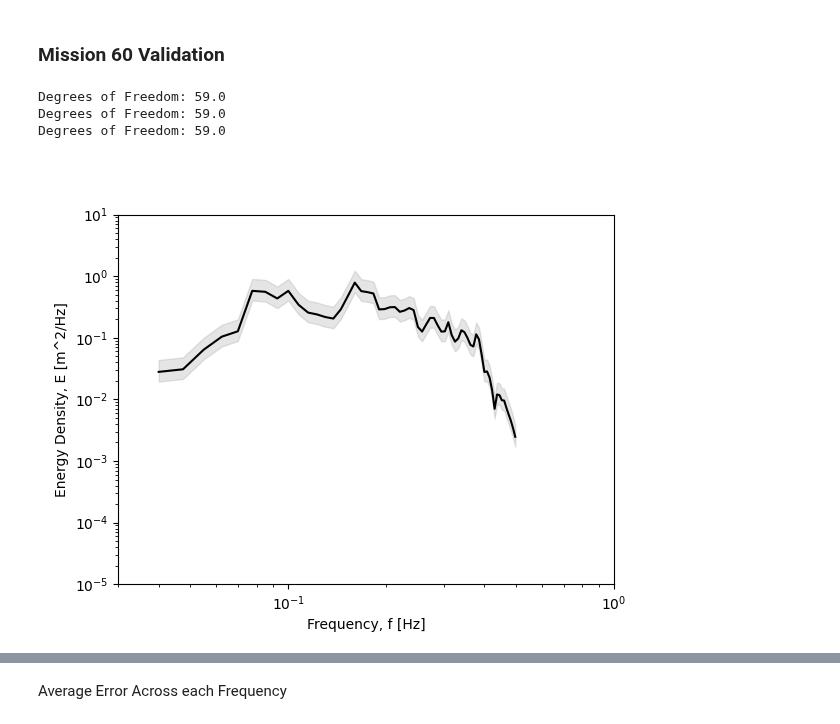
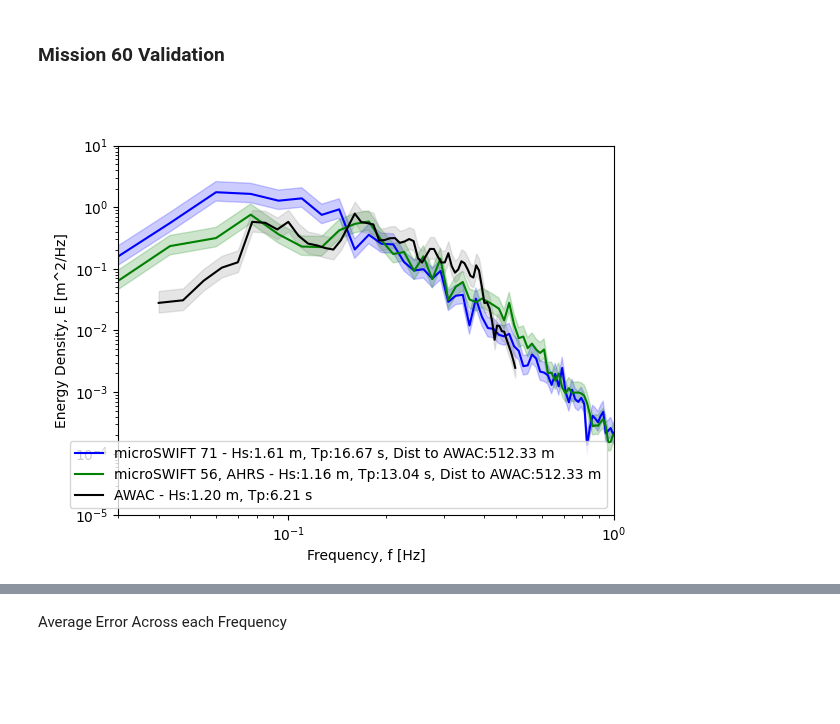
Before and after one commit to SASlabgroup/DUNEXMainExp, a Jupyter notebook: Validation/SeaSurfaceElevationComputationValidation.ipynb, the cells around one changed output, grey strips where cells are left out. Saved outputs shown, nothing was run; the diff lists cells and outputs as text; code cells hidden in the pictures; blank space fills up the shorter version.

```diff
--- a/Validation/SeaSurfaceElevationComputationValidation.ipynb
+++ b/Validation/SeaSurfaceElevationComputationValidation.ipynb
@@ -240,12 +239,6 @@ mission7_microSWIFT41_accel_z_filt_ahrs, mission7_microSWIFT41_w_ahrs, mission7_
 c_mission7_microSWIFT41_ahrs = chi2.ppf([1 - alpha / 2, alpha / 2], mission7_microSWIFT41_dof_ahrs)
 c2_mission7_microSWIFT41_ahrs = mission7_microSWIFT41_dof_ahrs / c_mission7_microSWIFT41_ahrs
 mission7_microSWIFT41_Hs_ahrs, mission7_microSWIFT41_Tp_ahrs = computeBulkWaveParameters(mission7_microSWIFT41_f_ahrs, mission7_microSWIFT41_E_ahrs)
-# No Correction
-mission7_microSWIFT41_nc_accel_z_filt, mission7_microSWIFT41_nc_w, mission7_microSWIFT41_nc_z, mission7_microSWIFT41_nc_f, mission7_microSWIFT41_nc_E, mission7_microSWIFT41_nc_dof = processZAccel(nearAWAC_mission7_microSWIFT41['a_z'][0], fs, low_freq_cutoff, high_freq_cutoff, filt_order)
-c_mission7_microSWIFT41_nc = chi2.ppf([1 - alpha / 2, alpha / 2], mission7_microSWIFT41_nc_dof)
-c2_mission7_microSWIFT41_nc = mission7_microSWIFT41_nc_dof / c_mission7_microSWIFT41_nc
-mission7_microSWIFT41_nc_Hs, mission7_microSWIFT41_nc_Tp = computeBulkWaveParameters(mission7_microSWIFT41_nc_f, mission7_microSWIFT41_nc_E)
-
 
 # mission 7, microSWIFT 57
 # EKF
@@ -262,11 +255,6 @@ mission7_microSWIFT57_accel_z_filt_ahrs, mission7_microSWIFT57_w_ahrs, mission7_
 c_mission7_microSWIFT57_ahrs = chi2.ppf([1 - alpha / 2, alpha / 2], mission7_microSWIFT57_dof_ahrs)
 c2_mission7_microSWIFT57_ahrs = mission7_microSWIFT57_dof_ahrs / c_mission7_microSWIFT57_ahrs
 mission7_microSWIFT57_Hs_ahrs, mission7_microSWIFT57_Tp_ahrs = computeBulkWaveParameters(mission7_microSWIFT57_f_ahrs, mission7_microSWIFT57_E_ahrs)
-# No Correction
-mission7_microSWIFT57_nc_accel_z_filt, mission7_microSWIFT57_nc_w, mission7_microSWIFT57_nc_z, mission7_microSWIFT57_nc_f, mission7_microSWIFT57_nc_E, mission7_microSWIFT57_nc_dof = processZAccel(nearAWAC_mission7_microSWIFT57['a_z'][0], fs, low_freq_cutoff, high_freq_cutoff, filt_order)
-c_mission7_microSWIFT57_nc = chi2.ppf([1 - alpha / 2, alpha / 2], mission7_microSWIFT57_nc_dof)
-c2_mission7_microSWIFT57_nc = mission7_microSWIFT57_nc_dof / c_mission7_microSWIFT57_nc
-mission7_microSWIFT57_nc_Hs, mission7_microSWIFT57_nc_Tp = computeBulkWaveParameters(mission7_microSWIFT57_nc_f, mission7_microSWIFT57_nc_E)
 
 # Plot the Spectrum from the microSWIFTs and the 4.5 m AWAC
 fig_mission7, (ax1, ax2) = plt.subplots(ncols=2, figsize=(15,5))
@@ -278,8 +266,6 @@ ax1.loglog(mission7_microSWIFT41_f_ahrs, mission7_microSWIFT41_E_ahrs, color='g'
 ax1.fill_between(mission7_microSWIFT41_f_ahrs, mission7_microSWIFT41_E_ahrs*c2_mission7_microSWIFT41_ahrs[0], mission7_microSWIFT41_E_ahrs*c2_mission7_microSWIFT41_ahrs[1], color='g', alpha=.2)
 ax1.loglog(nearAWAC_mission7_microSWIFT41['f_awac'][0], nearAWAC_mission7_microSWIFT41['E_awac'][0], color='k', label='AWAC - Hs:{:.2f} m, Tp:{:.2f} s'.format(nearAWAC_mission7_microSWIFT41['Hs_awac'][0][0], nearAWAC_mission7_microSWIFT41['Tp_awac'][0][0]))
 ax1.fill_between(nearAWAC_mission7_microSWIFT41['f_awac'][0], nearAWAC_mission7_microSWIFT41['E_awac'][0]*c2_awac[0], nearAWAC_mission7_microSWIFT41['E_awac'][0]*c2_awac[1], color='gray', alpha=.2)
-ax1.loglog(mission7_microSWIFT41_nc_f, mission7_microSWIFT41_nc_E, color='m', label='microSWIFT 41, No Correction - Hs:{:.2f} m, Tp:{:.2f} s, Dist to AWAC:{:.2f} m'.format(mission7_microSWIFT41_nc_Hs, mission7_microSWIFT41_nc_Tp, mission7_microSWIFT41_dist2awac))
-ax1.fill_between(mission7_microSWIFT41_nc_f, mission7_microSWIFT41_nc_E*c2_mission7_microSWIFT41_nc[0], mission7_microSWIFT41_nc_E*c2_mission7_microSWIFT41_nc[1], color='m', alpha=.2)
 ax1.set_xlabel('Frequency, f [Hz]')
 ax1.set_ylabel('Energy Density, E [m^2/Hz]')
 ax1.legend()
@@ -293,8 +279,6 @@ ax2.loglog(mission7_microSWIFT57_f_ahrs, mission7_microSWIFT57_E_ahrs, color='g'
 ax2.fill_between(mission7_microSWIFT57_f_ahrs, mission7_microSWIFT57_E_ahrs*c2_mission7_microSWIFT57_ahrs[0], mission7_microSWIFT57_E_ahrs*c2_mission7_microSWIFT57_ahrs[1], color='g', alpha=.2)
 ax2.loglog(nearAWAC_mission7_microSWIFT57['f_awac'][0], nearAWAC_mission7_microSWIFT57['E_awac'][0], color='k', label='AWAC - Hs:{:.2f} m, Tp:{:.2f} s'.format(nearAWAC_mission7_microSWIFT57['Hs_awac'][0][0], nearAWAC_mission7_microSWIFT57['Tp_awac'][0][0]))
 ax2.fill_between(nearAWAC_mission7_microSWIFT57['f_awac'][0], nearAWAC_mission7_microSWIFT57['E_awac'][0]*c2_awac[0], nearAWAC_mission7_microSWIFT57['E_awac'][0]*c2_awac[1], color='gray', alpha=.2)
-ax2.loglog(mission7_microSWIFT57_nc_f, mission7_microSWIFT57_nc_E, color='m', label='microSWIFT 41, No Correction - Hs:{:.2f} m, Tp:{:.2f} s, Dist to AWAC:{:.2f} m'.format(mission7_microSWIFT57_nc_Hs, mission7_microSWIFT57_nc_Tp, mission7_microSWIFT57_dist2awac))
-ax2.fill_between(mission7_microSWIFT57_nc_f, mission7_microSWIFT57_nc_E*c2_mission7_microSWIFT57_nc[0], mission7_microSWIFT57_nc_E*c2_mission7_microSWIFT57_nc[1], color='m', alpha=.2)
 ax2.set_xlabel('Frequency, f [Hz]')
 ax2.set_ylabel('Energy Density, E [m^2/Hz]')
 ax2.legend()
@@ -535,11 +463,6 @@ mission19_microSWIFT23_accel_z_filt_ahrs, mission19_microSWIFT23_w_ahrs, mission
 c_mission19_microSWIFT23_ahrs = chi2.ppf([1 - alpha / 2, alpha / 2], mission19_microSWIFT23_dof_ahrs)
 c2_mission19_microSWIFT23_ahrs = mission19_microSWIFT23_dof_ahrs / c_mission19_microSWIFT23_ahrs
 mission19_microSWIFT23_Hs_ahrs, mission19_microSWIFT23_Tp_ahrs = computeBulkWaveParameters(mission19_microSWIFT23_f_ahrs, mission19_microSWIFT23_E_ahrs)
-# No Correction
-mission19_microSWIFT23_nc_accel_z_filt, mission19_microSWIFT23_nc_w, mission19_microSWIFT23_nc_z, mission19_microSWIFT23_nc_f, mission19_microSWIFT23_nc_E, mission19_microSWIFT23_nc_dof = processZAccel(nearAWAC_mission19_microSWIFT23['a_z'][0], fs, low_freq_cutoff, high_freq_cutoff, filt_order)
-c_mission19_microSWIFT23_nc = chi2.ppf([1 - alpha / 2, alpha / 2], mission19_microSWIFT23_nc_dof)
-c2_mission19_microSWIFT23_nc = mission19_microSWIFT23_nc_dof / c_mission19_microSWIFT23_nc
-mission19_microSWIFT23_nc_Hs, mission19_microSWIFT23_nc_Tp = computeBulkWaveParameters(mission19_microSWIFT23_nc_f, mission19_microSWIFT23_nc_E)
 
 # Plot the Spectrum from the microSWIFTs and the 4.5 m AWAC
 fig_mission19, ax1 = plt.subplots()
@@ -551,8 +474,6 @@ ax1.loglog(mission19_microSWIFT23_f_ahrs, mission19_microSWIFT23_E_ahrs, color='
 ax1.fill_between(mission19_microSWIFT23_f_ahrs, mission19_microSWIFT23_E_ahrs*c2_mission19_microSWIFT23_ahrs[0], mission19_microSWIFT23_E_ahrs*c2_mission19_microSWIFT23_ahrs[1], color='g', alpha=.2)
 ax1.loglog(nearAWAC_mission19_microSWIFT23['f_awac'][0], nearAWAC_mission19_microSWIFT23['E_awac'][0], color='k', label='AWAC - Hs:{:.2f} m, Tp:{:.2f} s'.format(nearAWAC_mission19_microSWIFT23['Hs_awac'][0][0], nearAWAC_mission19_microSWIFT23['Tp_awac'][0][0]))
 ax1.fill_between(nearAWAC_mission19_microSWIFT23['f_awac'][0], nearAWAC_mission19_microSWIFT23['E_awac'][0]*c2_awac[0], nearAWAC_mission19_microSWIFT23['E_awac'][0]*c2_awac[1], color='gray', alpha=.2)
-ax1.loglog(mission19_microSWIFT23_nc_f, mission19_microSWIFT23_nc_E, color='m', label='microSWIFT 41, No Correction - Hs:{:.2f} m, Tp:{:.2f} s, Dist to AWAC:{:.2f} m'.format(mission19_microSWIFT23_nc_Hs, mission19_microSWIFT23_nc_Tp, mission19_microSWIFT23_dist2awac))
-ax1.fill_between(mission19_microSWIFT23_nc_f, mission19_microSWIFT23_nc_E*c2_mission19_microSWIFT23_nc[0], mission19_microSWIFT23_nc_E*c2_mission19_microSWIFT23_nc[1], color='m', alpha=.2)
 ax1.set_xlabel('Frequency, f [Hz]')
 ax1.set_ylabel('Energy Density, E [m^2/Hz]')
 ax1.legend()
@@ -583,11 +501,6 @@ mission26_microSWIFT37_accel_z_filt_ahrs, mission26_microSWIFT37_w_ahrs, mission
 c_mission26_microSWIFT37_ahrs = chi2.ppf([1 - alpha / 2, alpha / 2], mission26_microSWIFT37_dof_ahrs)
 c2_mission26_microSWIFT37_ahrs = mission26_microSWIFT37_dof_ahrs / c_mission26_microSWIFT37_ahrs
 mission26_microSWIFT37_Hs_ahrs, mission26_microSWIFT37_Tp_ahrs = computeBulkWaveParameters(mission26_microSWIFT37_f_ahrs, mission26_microSWIFT37_E_ahrs)
-# No Correction
-mission26_microSWIFT37_nc_accel_z_filt, mission26_microSWIFT37_nc_w, mission26_microSWIFT37_nc_z, mission26_microSWIFT37_nc_f, mission26_microSWIFT37_nc_E, mission26_microSWIFT37_nc_dof = processZAccel(nearAWAC_mission26_microSWIFT37['a_z'][0], fs, low_freq_cutoff, high_freq_cutoff, filt_order)
-c_mission26_microSWIFT37_nc = chi2.ppf([1 - alpha / 2, alpha / 2], mission26_microSWIFT37_nc_dof)
-c2_mission26_microSWIFT37_nc = mission26_microSWIFT37_nc_dof / c_mission26_microSWIFT37_nc
-mission26_microSWIFT37_nc_Hs, mission26_microSWIFT37_nc_Tp = computeBulkWaveParameters(mission26_microSWIFT37_nc_f, mission26_microSWIFT37_nc_E)
 
 
 # Plot the Spectrum from the microSWIFTs and the 4.5 m AWAC
@@ -600,8 +513,6 @@ ax1.loglog(mission26_microSWIFT37_f_ahrs, mission26_microSWIFT37_E_ahrs, color='
 ax1.fill_between(mission26_microSWIFT37_f_ahrs, mission26_microSWIFT37_E_ahrs*c2_mission26_microSWIFT37_ahrs[0], mission26_microSWIFT37_E_ahrs*c2_mission26_microSWIFT37_ahrs[1], color='g', alpha=.2)
 ax1.loglog(nearAWAC_mission26_microSWIFT37['f_awac'][0], nearAWAC_mission26_microSWIFT37['E_awac'][0], color='k', label='AWAC - Hs:{:.2f} m, Tp:{:.2f} s'.format(nearAWAC_mission26_microSWIFT37['Hs_awac'][0][0], nearAWAC_mission26_microSWIFT37['Tp_awac'][0][0]))
 ax1.fill_between(nearAWAC_mission26_microSWIFT37['f_awac'][0], nearAWAC_mission26_microSWIFT37['E_awac'][0]*c2_awac[0], nearAWAC_mission26_microSWIFT37['E_awac'][0]*c2_awac[1], color='gray', alpha=.2)
-ax1.loglog(mission26_microSWIFT37_nc_f, mission26_microSWIFT37_nc_E, color='m', label='microSWIFT 41, No Correction - Hs:{:.2f} m, Tp:{:.2f} s, Dist to AWAC:{:.2f} m'.format(mission26_microSWIFT37_nc_Hs, mission26_microSWIFT37_nc_Tp, mission26_microSWIFT37_dist2awac))
-ax1.fill_between(mission26_microSWIFT37_nc_f, mission26_microSWIFT37_nc_E*c2_mission26_microSWIFT37_nc[0], mission26_microSWIFT37_nc_E*c2_mission26_microSWIFT37_nc[1], color='m', alpha=.2)
 ax1.set_xlabel('Frequency, f [Hz]')
 ax1.set_ylabel('Energy Density, E [m^2/Hz]')
 ax1.legend()
@@ -632,11 +540,7 @@ mission28_microSWIFT56_accel_z_filt_ahrs, mission28_microSWIFT56_w_ahrs, mission
 c_mission28_microSWIFT56_ahrs = chi2.ppf([1 - alpha / 2, alpha / 2], mission28_microSWIFT56_dof_ahrs)
 c2_mission28_microSWIFT56_ahrs = mission28_microSWIFT56_dof_ahrs / c_mission28_microSWIFT56_ahrs
 mission28_microSWIFT56_Hs_ahrs, mission28_microSWIFT56_Tp_ahrs = computeBulkWaveParameters(mission28_microSWIFT56_f_ahrs, mission28_microSWIFT56_E_ahrs)
-# No Correction
-mission28_microSWIFT56_nc_accel_z_filt, mission28_microSWIFT56_nc_w, mission28_microSWIFT56_nc_z, mission28_microSWIFT56_nc_f, mission28_microSWIFT56_nc_E, mission28_microSWIFT56_nc_dof = processZAccel(nearAWAC_mission28_microSWIFT56['a_z'][0], fs, low_freq_cutoff, high_freq_cutoff, filt_order)
-c_mission28_microSWIFT56_nc = chi2.ppf([1 - alpha / 2, alpha / 2], mission28_microSWIFT56_nc_dof)
-c2_mission28_microSWIFT56_nc = mission28_microSWIFT56_nc_dof / c_mission28_microSWIFT56_nc
-mission28_microSWIFT56_nc_Hs, mission28_microSWIFT56_nc_Tp = computeBulkWaveParameters(mission28_microSWIFT56_nc_f, mission28_microSWIFT56_nc_E)
+
 
 # Plot the Spectrum from the microSWIFTs and the 4.5 m AWAC
 fig_mission28, ax1 = plt.subplots()
@@ -648,8 +552,6 @@ ax1.loglog(mission28_microSWIFT56_f_ahrs, mission28_microSWIFT56_E_ahrs, color='
 ax1.fill_between(mission28_microSWIFT56_f_ahrs, mission28_microSWIFT56_E_ahrs*c2_mission28_microSWIFT56_ahrs[0], mission28_microSWIFT56_E_ahrs*c2_mission28_microSWIFT56_ahrs[1], color='g', alpha=.2)
 ax1.loglog(nearAWAC_mission28_microSWIFT56['f_awac'][0], nearAWAC_mission28_microSWIFT56['E_awac'][0], color='k', label='AWAC - Hs:{:.2f} m, Tp:{:.2f} s'.format(nearAWAC_mission28_microSWIFT56['Hs_awac'][0][0], nearAWAC_mission28_microSWIFT56['Tp_awac'][0][0]))
 ax1.fill_between(nearAWAC_mission28_microSWIFT56['f_awac'][0], nearAWAC_mission28_microSWIFT56['E_awac'][0]*c2_awac[0], nearAWAC_mission28_microSWIFT56['E_awac'][0]*c2_awac[1], color='gray', alpha=.2)
-ax1.loglog(mission28_microSWIFT56_nc_f, mission28_microSWIFT56_nc_E, color='m', label='microSWIFT 41, No Correction - Hs:{:.2f} m, Tp:{:.2f} s, Dist to AWAC:{:.2f} m'.format(mission28_microSWIFT56_nc_Hs, mission28_microSWIFT56_nc_Tp, mission28_microSWIFT56_dist2awac))
-ax1.fill_between(mission28_microSWIFT56_nc_f, mission28_microSWIFT56_nc_E*c2_mission28_microSWIFT56_nc[0], mission28_microSWIFT56_nc_E*c2_mission28_microSWIFT56_nc[1], color='m', alpha=.2)
 ax1.set_xlabel('Frequency, f [Hz]')
 ax1.set_ylabel('Energy Density, E [m^2/Hz]')
 ax1.legend()
@@ -761,44 +638,34 @@ mission7_mission60_microSWIFT71_accel_x, mission60_microSWIFT71_accel_y, mission
 mission60_microSWIFT71_accel_z_filt, mission60_microSWIFT71_w, mission60_microSWIFT71_z, mission60_microSWIFT71_f, mission60_microSWIFT71_E, mission60_microSWIFT71_dof = processZAccel(mission60_microSWIFT71_accel_z, fs, low_freq_cutoff, high_freq_cutoff, filt_order)
 c_mission60_microSWIFT71 = chi2.ppf([1 - alpha / 2, alpha / 2], mission60_microSWIFT71_dof)
 c2_mission60_microSWIFT71 = mission60_microSWIFT71_dof / c_mission60_microSWIFT71
 mission60_microSWIFT71_Hs, mission60_microSWIFT71_Tp = computeBulkWaveParameters(mission60_microSWIFT71_f, mission60_microSWIFT71_E)
 mission60_microSWIFT71_dist2awac = avgDistToAWAC(nearAWAC_mission60_microSWIFT71['x'][0], nearAWAC_mission60_microSWIFT71['y'][0], xFRF_awac, yFRF_awac)
 # AHRS
 nearAWAC_mission60_microSWIFT71_ahrs = io.loadmat('./data/ahrs_mission60_microSWIFT_71.mat')
 mission60_microSWIFT71_accel_z_filt_ahrs, mission60_microSWIFT71_w_ahrs, mission60_microSWIFT71_z_ahrs, mission60_microSWIFT71_f_ahrs, mission60_microSWIFT71_E_ahrs, mission60_microSWIFT71_dof_ahrs = processZAccel(np.squeeze(nearAWAC_mission60_microSWIFT71_ahrs['az_corrected']), fs, low_freq_cutoff, high_freq_cutoff, filt_order)
 c_mission60_microSWIFT71_ahrs = chi2.ppf([1 - alpha / 2, alpha / 2], mission60_microSWIFT71_dof_ahrs)
 c2_mission60_microSWIFT71_ahrs = mission60_microSWIFT71_dof_ahrs / c_mission60_microSWIFT71_ahrs
 mission60_microSWIFT71_Hs_ahrs, mission60_microSWIFT71_Tp_ahrs = computeBulkWaveParameters(mission60_microSWIFT71_f_ahrs, mission60_microSWIFT71_E_ahrs)
-# No Correction
-mission60_microSWIFT71_nc_accel_z_filt, mission60_microSWIFT71_nc_w, mission60_microSWIFT71_nc_z, mission60_microSWIFT71_nc_f, mission60_microSWIFT71_nc_E, mission60_microSWIFT71_nc_dof = processZAccel(nearAWAC_mission60_microSWIFT71['a_z'][0], fs, low_freq_cutoff, high_freq_cutoff, filt_order)
-c_mission60_microSWIFT71_nc = chi2.ppf([1 - alpha / 2, alpha / 2], mission60_microSWIFT71_nc_dof)
-c2_mission60_microSWIFT71_nc = mission60_microSWIFT71_nc_dof / c_mission60_microSWIFT71_nc
-mission60_microSWIFT71_nc_Hs, mission60_microSWIFT71_nc_Tp = computeBulkWaveParameters(mission60_microSWIFT71_nc_f, mission60_microSWIFT71_nc_E)
 
 # Plot the Spectrum from the microSWIFTs and the 4.5 m AWAC
 fig_mission60, ax1 = plt.subplots()
 
 # microSWIFT 71
 ax1.loglog(mission60_microSWIFT71_f, mission60_microSWIFT71_E, color='b', label='microSWIFT 71 - Hs:{:.2f} m, Tp:{:.2f} s, Dist to AWAC:{:.2f} m'.format(mission60_microSWIFT71_Hs, mission60_microSWIFT71_Tp, mission60_microSWIFT71_dist2awac))
 ax1.fill_between(mission60_microSWIFT71_f, mission60_microSWIFT71_E*c2_mission60_microSWIFT71[0], mission60_microSWIFT71_E*c2_mission60_microSWIFT71[1], color='b', alpha=.2)
 ax1.loglog(mission60_microSWIFT71_f_ahrs, mission60_microSWIFT71_E_ahrs, color='g', label='microSWIFT 56, AHRS - Hs:{:.2f} m, Tp:{:.2f} s, Dist to AWAC:{:.2f} m'.format(mission60_microSWIFT71_Hs_ahrs, mission60_microSWIFT71_Tp_ahrs, mission60_microSWIFT71_dist2awac))
 ax1.fill_between(mission60_microSWIFT71_f_ahrs, mission60_microSWIFT71_E_ahrs*c2_mission60_microSWIFT71_ahrs[0], mission60_microSWIFT71_E_ahrs*c2_mission60_microSWIFT71_ahrs[1], color='g', alpha=.2)
 ax1.loglog(nearAWAC_mission60_microSWIFT71['f_awac'][0], nearAWAC_mission60_microSWIFT71['E_awac'][0], color='k', label='AWAC - Hs:{:.2f} m, Tp:{:.2f} s'.format(nearAWAC_mission60_microSWIFT71['Hs_awac'][0][0], nearAWAC_mission60_microSWIFT71['Tp_awac'][0][0]))
 ax1.fill_between(nearAWAC_mission60_microSWIFT71['f_awac'][0], nearAWAC_mission60_microSWIFT71['E_awac'][0]*c2_awac[0], nearAWAC_mission60_microSWIFT71['E_awac'][0]*c2_awac[1], color='gray', alpha=.2)
-ax1.loglog(mission60_microSWIFT71_nc_f, mission60_microSWIFT71_nc_E, color='m', label='microSWIFT 41, No Correction - Hs:{:.2f} m, Tp:{:.2f} s, Dist to AWAC:{:.2f} m'.format(mission60_microSWIFT71_nc_Hs, mission60_microSWIFT71_nc_Tp, mission60_microSWIFT71_dist2awac))
-ax1.fill_between(mission60_microSWIFT71_nc_f, mission60_microSWIFT71_nc_E*c2_mission60_microSWIFT71_nc[0], mission60_microSWIFT71_nc_E*c2_mission60_microSWIFT71_nc[1], color='m', alpha=.2)
 ax1.set_xlabel('Frequency, f [Hz]')
 ax1.set_ylabel('Energy Density, E [m^2/Hz]')
 ax1.legend()
 ax1.set_xlim(0.03, 1)
 ax1.set_ylim(10**-5, 10)
 
 fig_mission60.savefig('./figures/mission60_validation.png')
 # %% [output]
-Degrees of Freedom: 59.0
-Degrees of Freedom: 59.0
-Degrees of Freedom: 59.0
-[figure, old version]
+[figure, new version]
 # %%
 # Build Spreadsheet of all statistics
 from openpyxl import Workbook
```
Also changed, not shown: parts of 10 cells of this notebook, 48 other files.
